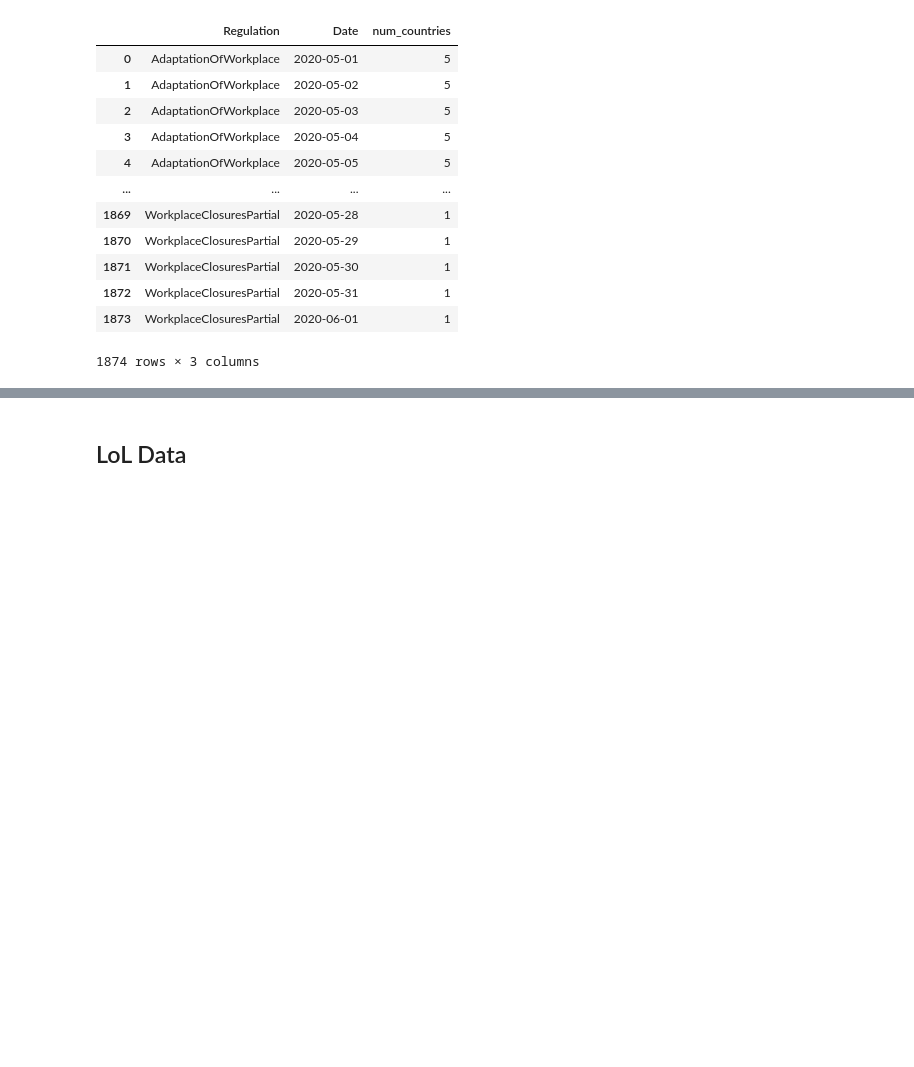
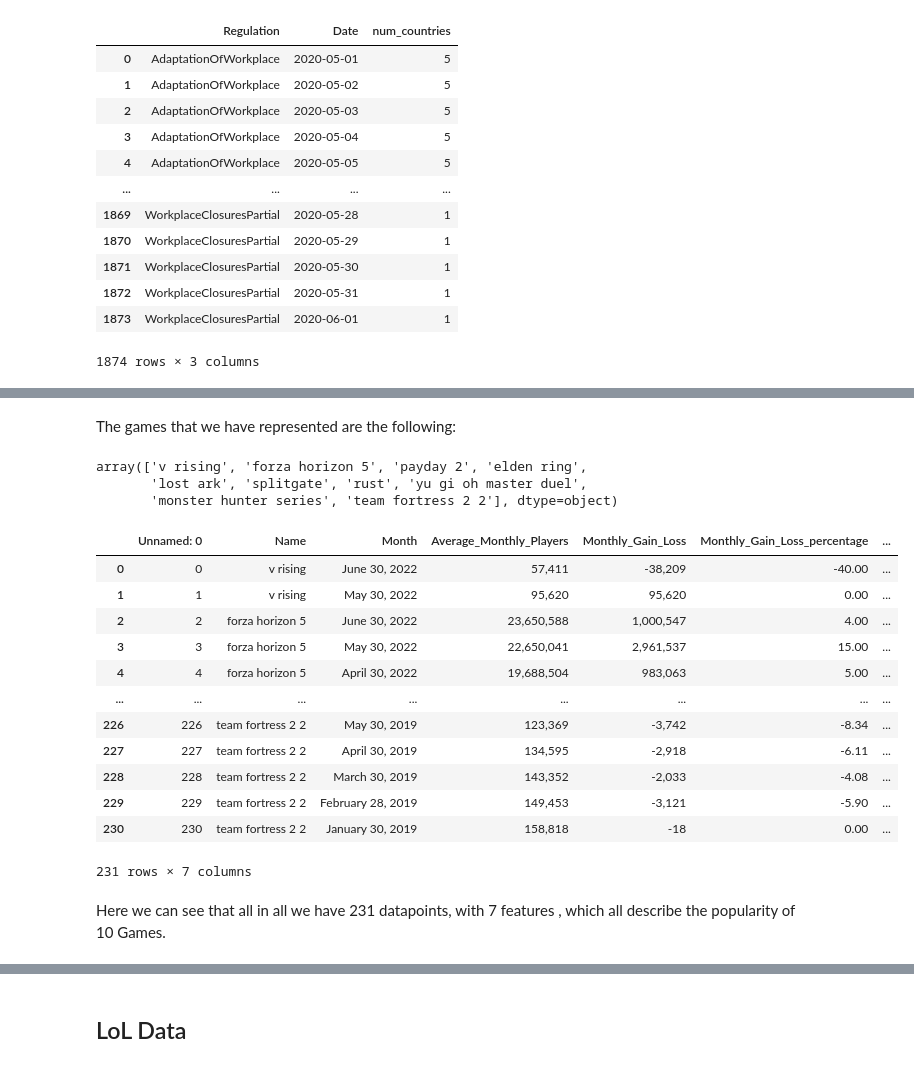
Before and after one commit to kiubb02/BigData_LoL, a Jupyter notebook: main.ipynb, the cells around one changed output, grey strips where cells are left out. Drawn from its saved outputs; the diff is of its cells as text; code cells hidden in the pictures; blank space fills up the shorter version.

```diff
--- a/main.ipynb
+++ b/main.ipynb
@@ -843,0 +747,2 @@ gp.plot.bar()
+# %%
+game_player_count_df = pd.read_csv('Game Player Count.csv')
@@ -843,0 +758,26 @@ gp.plot.bar()
+# %% [markdown]
+The games that we have represented are the following:
+# %%
+game_player_count_df.Name.unique()
+# %% [output]
+array(['v rising', 'forza horizon 5', 'payday 2', 'elden ring',
+       'lost ark', 'splitgate', 'rust', 'yu gi oh master duel',
+       'monster hunter series', 'team fortress 2 2'], dtype=object)
+# %%
+game_player_count_df
+# %% [output]
+|  | Unnamed: 0 | Name | Month | Average_Monthly_Players | Monthly_Gain_Loss | Monthly_Gain_Loss_percentage | ... |
+| 0 | 0 | v rising | June 30, 2022 | 57,411 | -38,209 | -40.00 | ... |
+| 1 | 1 | v rising | May 30, 2022 | 95,620 | 95,620 | 0.00 | ... |
+| 2 | 2 | forza horizon 5 | June 30, 2022 | 23,650,588 | 1,000,547 | 4.00 | ... |
+| 3 | 3 | forza horizon 5 | May 30, 2022 | 22,650,041 | 2,961,537 | 15.00 | ... |
+| 4 | 4 | forza horizon 5 | April 30, 2022 | 19,688,504 | 983,063 | 5.00 | ... |
+| ... | ... | ... | ... | ... | ... | ... | ... |
+| 226 | 226 | team fortress 2 2 | May 30, 2019 | 123,369 | -3,742 | -8.34 | ... |
+| 227 | 227 | team fortress 2 2 | April 30, 2019 | 134,595 | -2,918 | -6.11 | ... |
+| 228 | 228 | team fortress 2 2 | March 30, 2019 | 143,352 | -2,033 | -4.08 | ... |
+| 229 | 229 | team fortress 2 2 | February 28, 2019 | 149,453 | -3,121 | -5.90 | ... |
+| 230 | 230 | team fortress 2 2 | January 30, 2019 | 158,818 | -18 | 0.00 | ... |
+231 rows × 7 columns
+# %% [markdown]
+Here we can see that all in all we have 231 datapoints, with 7 features , which all describe the popularity of 10 Games.
```
Also changed, not shown: parts of 47 cells of this notebook.
